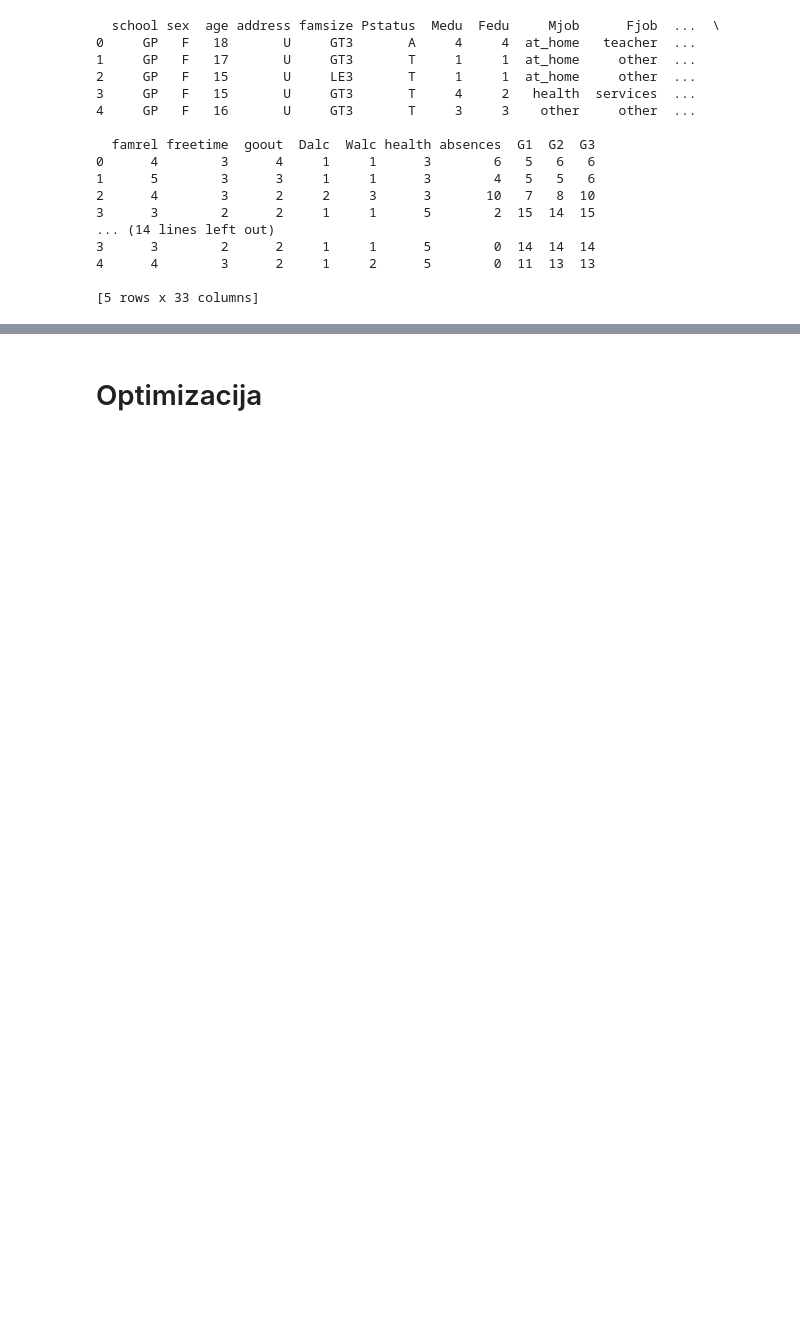
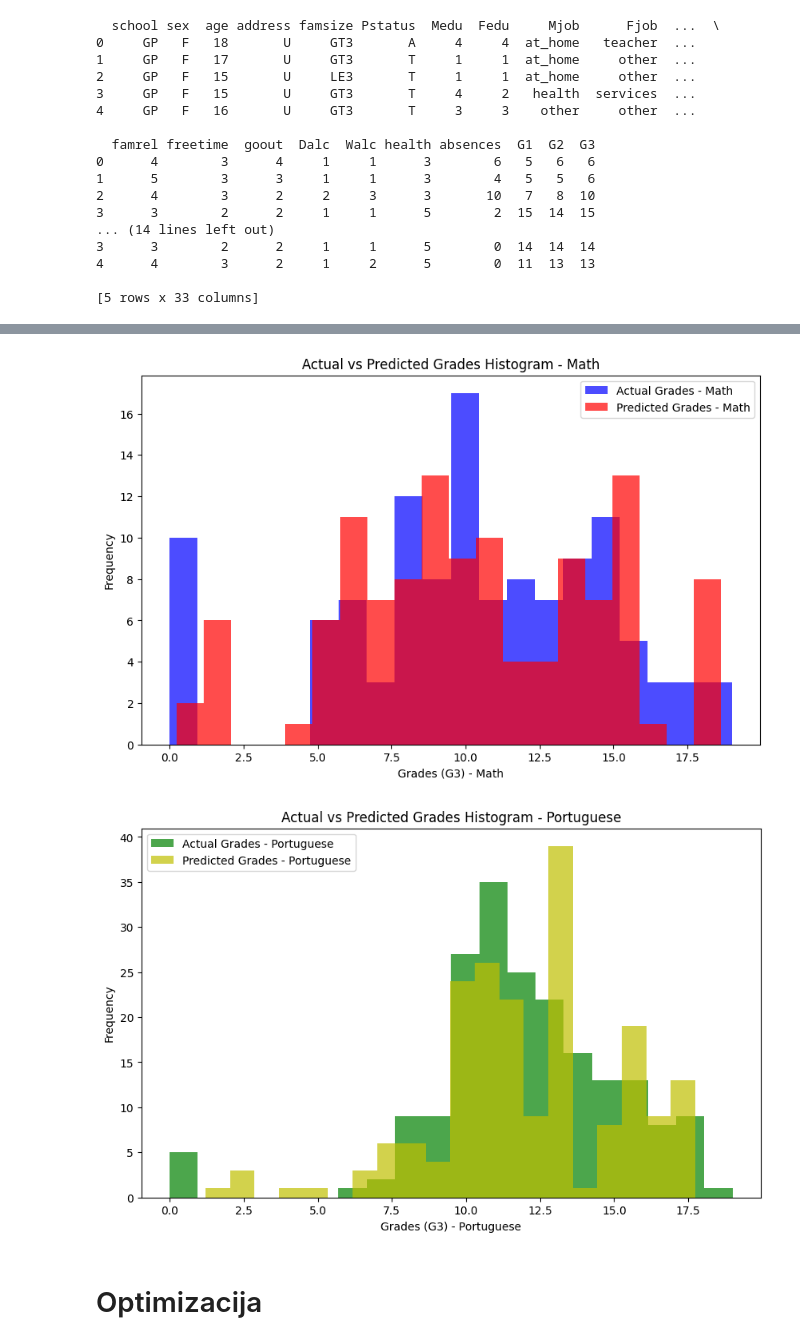
Before and after one commit to en765/projekt-R, a Jupyter notebook: testiranje/regresijski_modeli/individual/RFReg.ipynb, the cells around one changed output, grey strips where cells are left out. Cells and saved outputs as stored; diff of their text form; code cells hidden in the pictures; blank space fills up the shorter version.

```diff
--- a/testiranje/regresijski_modeli/individual/RFReg.ipynb
+++ b/testiranje/regresijski_modeli/individual/RFReg.ipynb
@@ -173,2 +177,25 @@ plt.show()
+# %%
+# Actual vs Predicted Grades Histogram for Math dataset
+plt.figure(figsize=(10, 6))
+plt.hist(y_test_mat, bins=20, alpha=0.7, label='Actual Grades - Math', color='b')
+plt.hist(y_pred_mat, bins=20, alpha=0.7, label='Predicted Grades - Math', color='r')
+plt.xlabel("Grades (G3) - Math")
+plt.ylabel("Frequency")
+plt.title("Actual vs Predicted Grades Histogram - Math")
+plt.legend()
+plt.show()
+
+# Actual vs Predicted Grades Histogram for Portuguese dataset
+plt.figure(figsize=(10, 6))
+plt.hist(y_test_por, bins=20, alpha=0.7, label='Actual Grades - Portuguese', color='g')
+plt.hist(y_pred_por, bins=20, alpha=0.7, label='Predicted Grades - Portuguese', color='y')
+plt.xlabel("Grades (G3) - Portuguese")
+plt.ylabel("Frequency")
+plt.title("Actual vs Predicted Grades Histogram - Portuguese")
+plt.legend()
+plt.show()
+# %% [output]
+[figure, added]
+[figure, added]
 # %% [markdown]
 # Optimizacija
```
Also changed, not shown: parts of 8 cells of this notebook, 3 other files.
